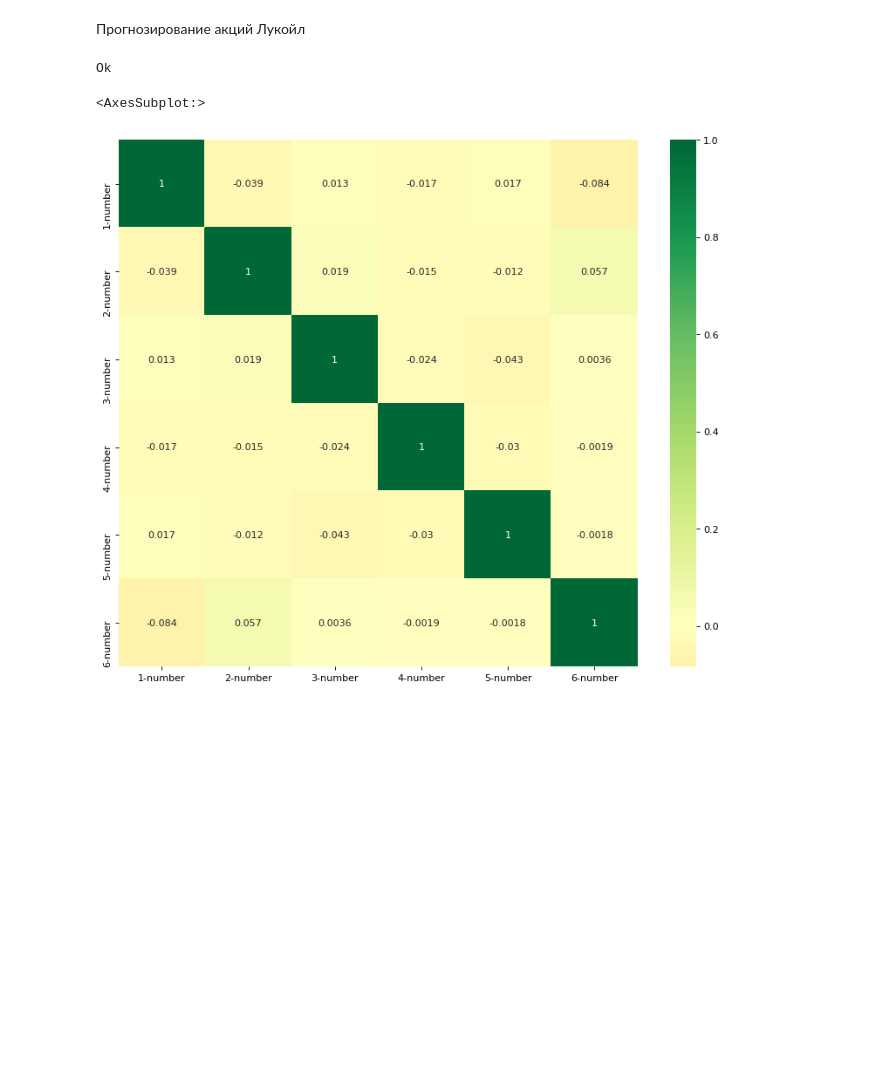
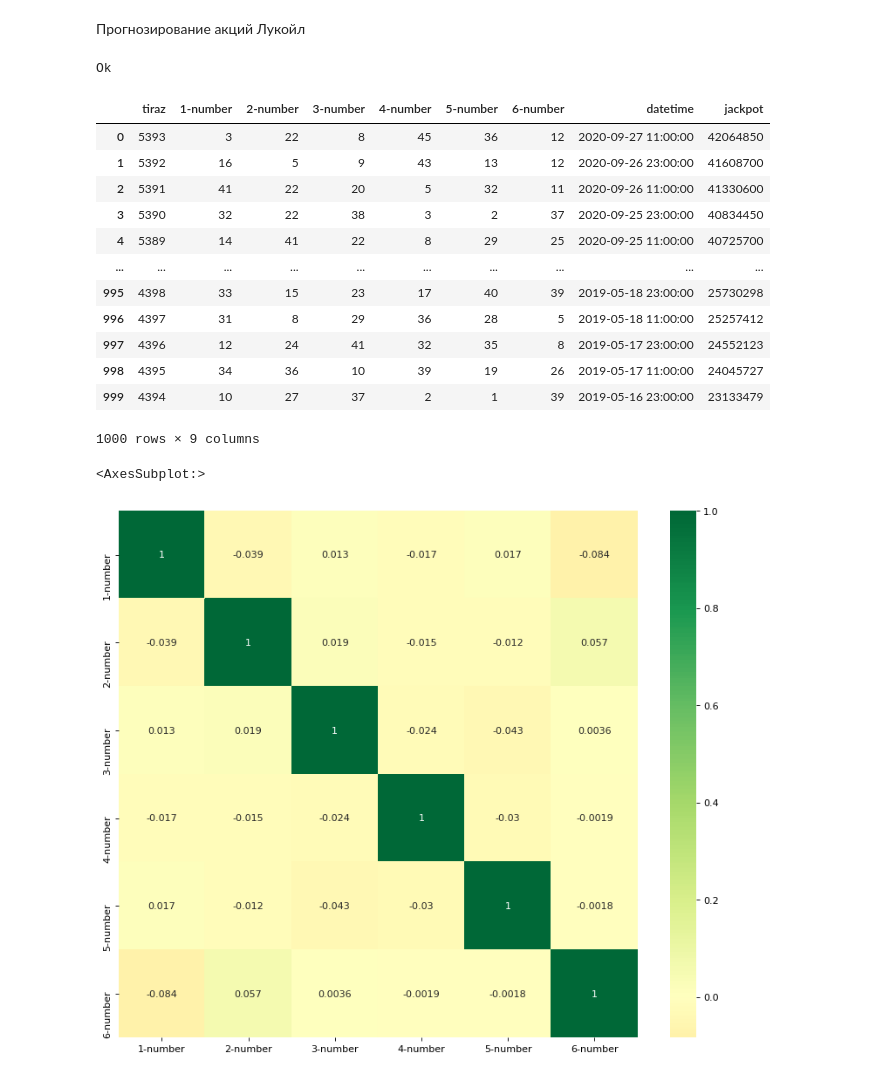
Before and after one commit to fazalpge/Forecast, a Jupyter notebook: pythonProject/Forecast_nuberline_6.ipynb, the cells around one changed output. Drawn from its saved outputs; the diff is of its cells as text; code cells hidden in the pictures; blank space fills up the shorter version.

```diff
--- a/pythonProject/Forecast_nuberline_6.ipynb
+++ b/pythonProject/Forecast_nuberline_6.ipynb
@@ -22,6 +22,21 @@ Ok
 # %%
 #Загружаем датафрейм
 frame = pd.read_csv('Gosloto_6x45_20200927.csv', header=0, sep=',')
+frame
+# %% [output]
+|  | tiraz | 1-number | 2-number | 3-number | 4-number | 5-number | 6-number | datetime | jackpot |
+| 0 | 5393 | 3 | 22 | 8 | 45 | 36 | 12 | 2020-09-27 11:00:00 | 42064850 |
+| 1 | 5392 | 16 | 5 | 9 | 43 | 13 | 12 | 2020-09-26 23:00:00 | 41608700 |
+| 2 | 5391 | 41 | 22 | 20 | 5 | 32 | 11 | 2020-09-26 11:00:00 | 41330600 |
+| 3 | 5390 | 32 | 22 | 38 | 3 | 2 | 37 | 2020-09-25 23:00:00 | 40834450 |
+| 4 | 5389 | 14 | 41 | 22 | 8 | 29 | 25 | 2020-09-25 11:00:00 | 40725700 |
+| ... | ... | ... | ... | ... | ... | ... | ... | ... | ... |
+| 995 | 4398 | 33 | 15 | 23 | 17 | 40 | 39 | 2019-05-18 23:00:00 | 25730298 |
+| 996 | 4397 | 31 | 8 | 29 | 36 | 28 | 5 | 2019-05-18 11:00:00 | 25257412 |
+| 997 | 4396 | 12 | 24 | 41 | 32 | 35 | 8 | 2019-05-17 23:00:00 | 24552123 |
+| 998 | 4395 | 34 | 36 | 10 | 39 | 19 | 26 | 2019-05-17 11:00:00 | 24045727 |
+| 999 | 4394 | 10 | 27 | 37 | 2 | 1 | 39 | 2019-05-16 23:00:00 | 23133479 |
+1000 rows × 9 columns
 # %%
 # удвляем дату и тираж
 frame = frame.drop(columns=['datetime', 'tiraz', 'jackpot'], axis=1).astype(float)
```
Also changed, not shown: parts of 6 cells of this notebook, 4 other files.
